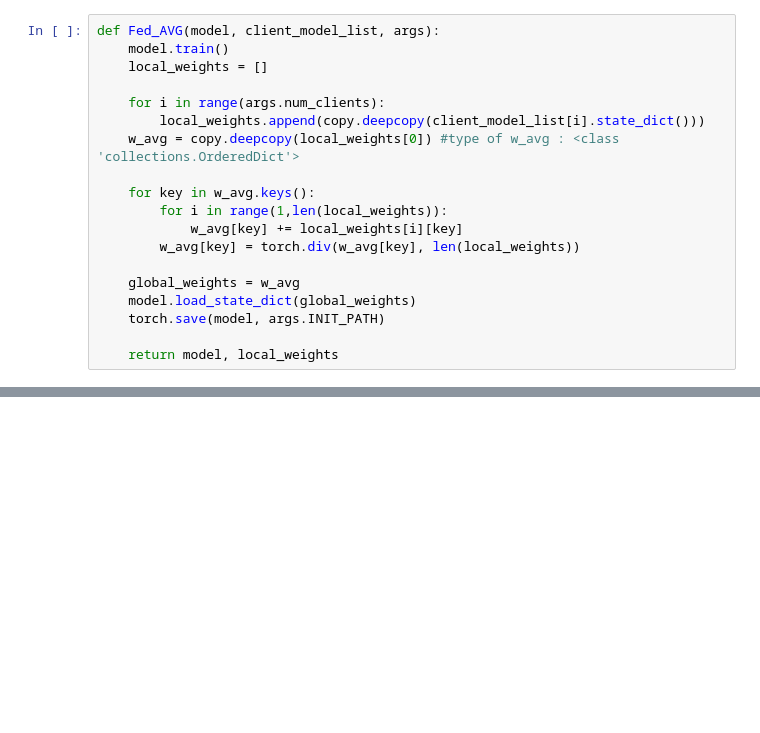
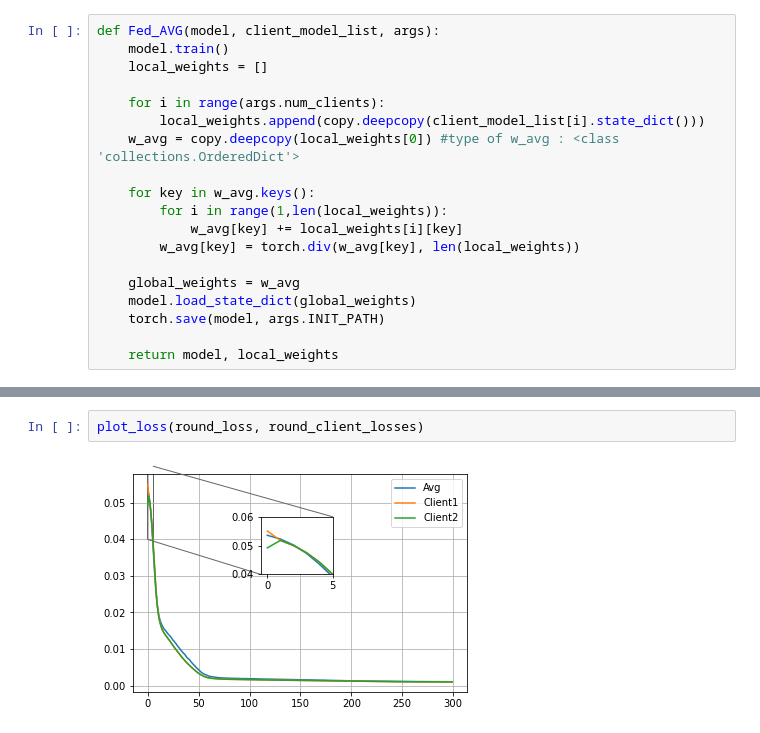
Before and after one commit to ehdbslee/CapstoneDesign-II-, a Jupyter notebook: FL.ipynb, the cells around one changed output, grey strips where cells are left out. Saved outputs shown, nothing was run; the diff lists cells and outputs as text; blank space fills up the shorter version.

```diff
--- a/FL.ipynb
+++ b/FL.ipynb
@@ -281,3 +304,7 @@ Directories not created because they already exist
+# %%
+plot_loss(round_loss, round_client_losses)
+# %% [output]
+[figure, added]
 # %%
 model = ConvAutoEncoder()
 model = torch.load(args.INIT_PATH)
```
Also changed, not shown: parts of 13 cells of this notebook, 3 other files.
